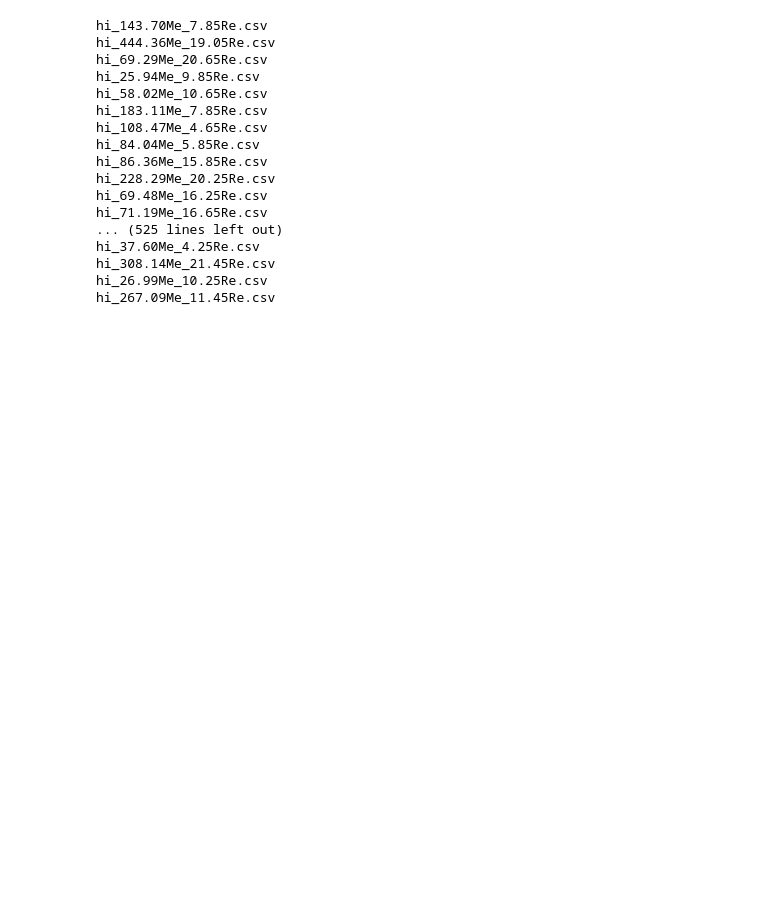
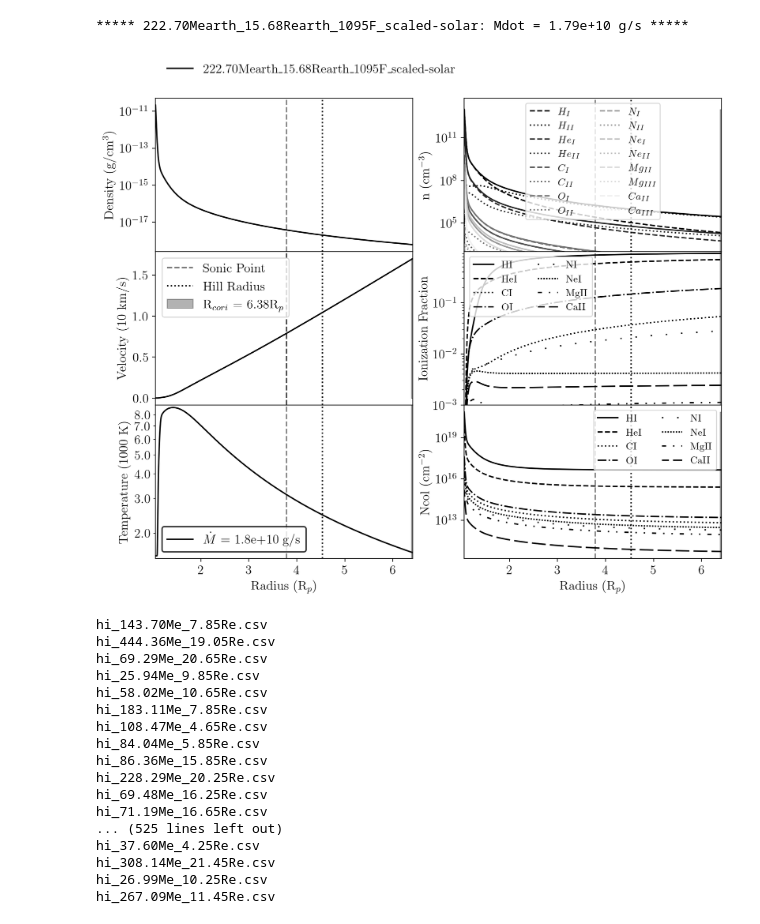
Before and after one commit to mibroome/wind-ae, a Jupyter notebook: Notebooks/Broome et al. (2025a)/Figure9-10.ipynb, the cells around one changed output. Drawn from its saved outputs; the diff is of its cells as text; code cells hidden in the pictures; blank space fills up the shorter version.

```diff
--- a/Notebooks/Broome et al. (2025a)/Figure9-10.ipynb
+++ b/Notebooks/Broome et al. (2025a)/Figure9-10.ipynb
@@ -8,3 +8,7 @@ import wind_ae.McAstro.atoms.atomic_species as McAtom
 
 import matplotlib.pyplot as plt
 import numpy as np
+# %%
+sim = wind_sim()
+sim.load_planet('../../saves/starting_solutions/start_HotJupiter_XUV_H-He.csv')
+sim.add_metals(['CI','OI','NI','NeI','MgII','CaII'])
@@ -11,3 +31,8 @@ import numpy as np
+# %%
+sim.six_panel_plot()
+# %% [output]
+***** 222.70Mearth_15.68Rearth_1095F_scaled-solar: Mdot = 1.79e+10 g/s *****
+[figure, added]
 # %%
 # To read in all solutions and write their outputs to a file, run the following
 # sim = wind_sim()
```
Also changed, not shown: parts of 1 cell of this notebook, 28 other files.
